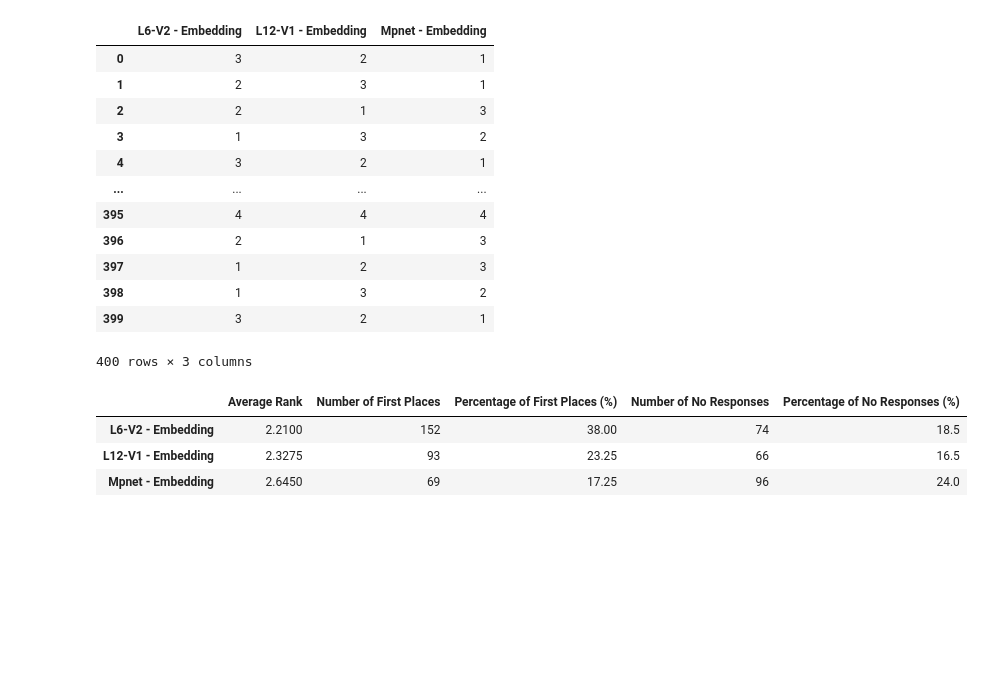
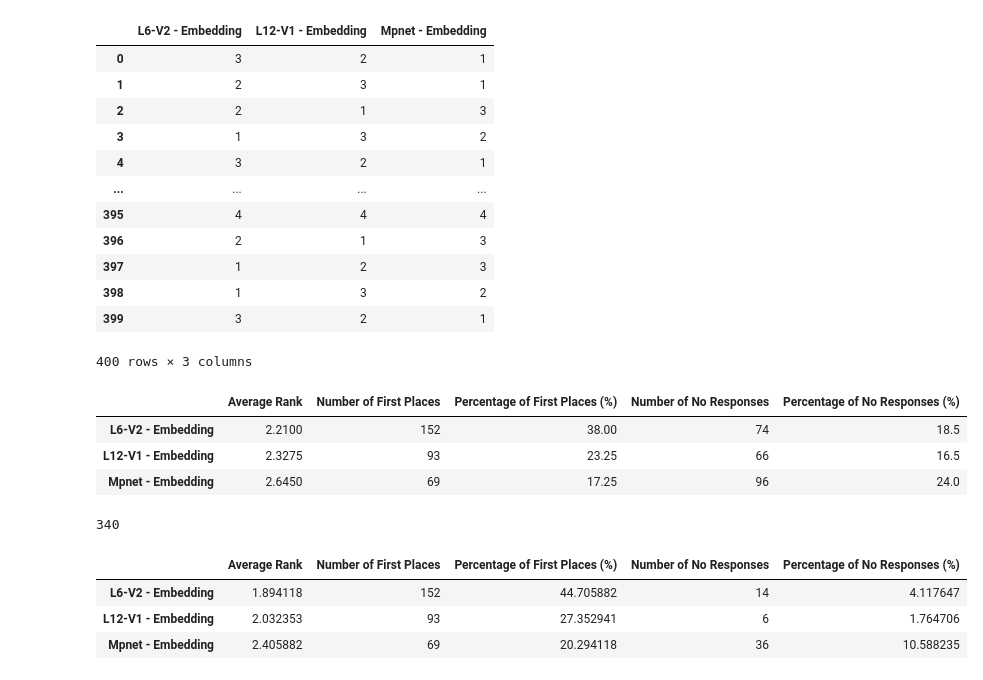
Before and after one commit to Sonimith12/DL_Project_RAG, a Jupyter notebook: comparaisonLLM.ipynb, the cells around one changed output. Saved outputs shown, nothing was run; the diff lists cells and outputs as text; code cells hidden in the pictures; blank space fills up the shorter version.

```diff
--- a/comparaisonLLM.ipynb
+++ b/comparaisonLLM.ipynb
@@ -732,3 +791,26 @@ stats_df
 | L6-V2 - Embedding | 2.2100 | 152 | 38.00 | 74 | 18.5 |
 | L12-V1 - Embedding | 2.3275 | 93 | 23.25 | 66 | 16.5 |
 | Mpnet - Embedding | 2.6450 | 69 | 17.25 | 96 | 24.0 |
+# %%
+# Remove rows where all three columns have the value 4
+filtered_df = df[~(df == 4).all(axis=1)]
+print(len(filtered_df))
+# Calculate statistics on the filtered DataFrame
+statistics = {
+    "Average Rank": filtered_df.mean(),
+    "Number of First Places": (filtered_df == 1).sum(),
+    "Percentage of First Places (%)": ((filtered_df == 1).sum() / len(filtered_df) * 100),
+    "Number of No Responses": (filtered_df == 4).sum(),
+    "Percentage of No Responses (%)": (filtered_df == 4).sum() / len(filtered_df) * 100
+}
+
+# Convert the statistics into a DataFrame
+stats_df = pd.DataFrame(statistics)
+
+stats_df
+# %% [output]
+340
+|  | Average Rank | Number of First Places | Percentage of First Places (%) | Number of No Responses | Percentage of No Responses (%) |
+| L6-V2 - Embedding | 1.894118 | 152 | 44.705882 | 14 | 4.117647 |
+| L12-V1 - Embedding | 2.032353 | 93 | 27.352941 | 6 | 1.764706 |
+| Mpnet - Embedding | 2.405882 | 69 | 20.294118 | 36 | 10.588235 |
```
Also changed, not shown: parts of 7 cells of this notebook.
